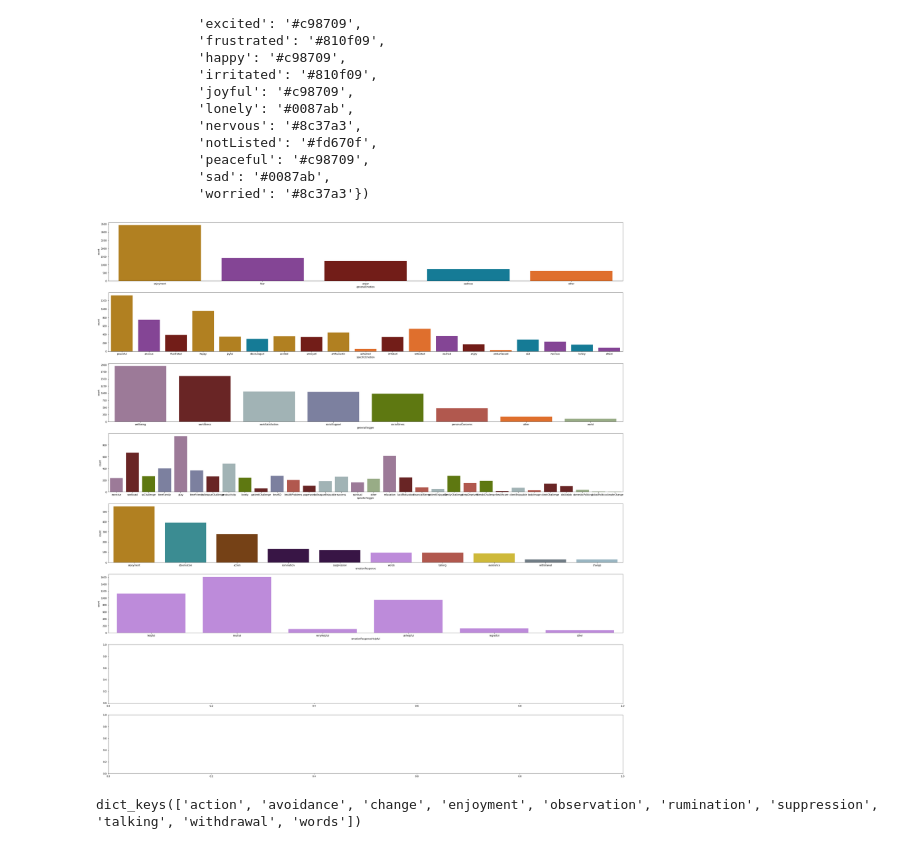
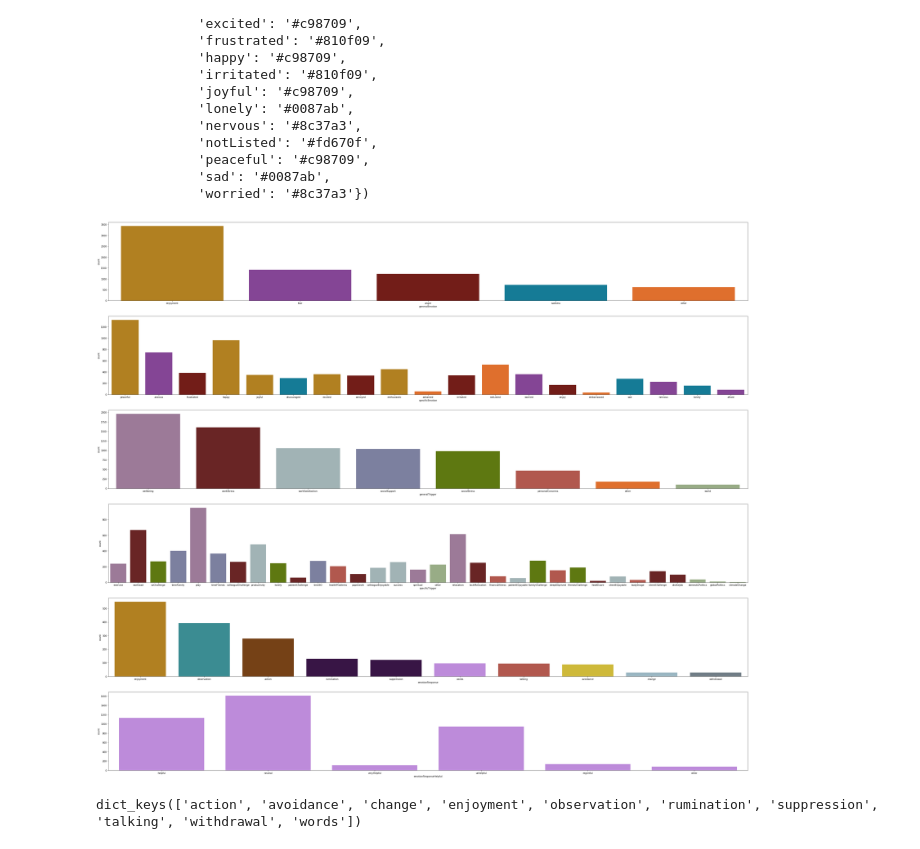
Before and after one commit to monica-oyarzun/capstone, a Jupyter notebook: visualizations.ipynb, the cells around one changed output. Cells and saved outputs as stored; diff of their text form; code cells hidden in the pictures.

```diff
--- a/visualizations.ipynb
+++ b/visualizations.ipynb
@@ -215,19 +215,19 @@ defaultdict(dict,
              'sad': '#0087ab',
              'worried': '#8c37a3'})
 # %%
-fig, axes = plt.subplots(8,1, figsize=(40,44))
+fig, axes = plt.subplots(6,1, figsize=(50,44))
 sns.countplot(x='generalEmotion', data=subset, orient='h', order = subset['generalEmotion'].value_counts().index, palette=palette, ax=axes[0]);
 sns.countplot(x='specificEmotion', data=subset, orient='h', palette=color_emotion, ax=axes[1]);
 sns.countplot(x='generalTrigger', data=subset, orient='h', order = subset['generalTrigger'].value_counts().index, palette=palette, ax=axes[2]);
 sns.countplot(x='specificTrigger', data=subset, orient='h', palette=color_trigger, ax=axes[3]);
 sns.countplot(x='emotionResponse', data=subset, orient='h', order = subset['emotionResponse'].value_counts().index, palette=palette, ax=axes[4]);
 sns.countplot(x='emotionResponseHelpful', data=subset, orient='h', palette=color_response, ax=axes[5]);
 
 # turn this into a plotting function... and set up colors for other graphs.
 # response colorcoding doesn't work because all categories of helpful/not/etc are included in all emotional response categories.
 # Need to figure out a better way to classify and plot these!!
 # %% [output]
-[figure, old version]
+[figure, new version]
 # %%
 responses.keys()
 # %% [output]
```
Also changed, not shown: 3 other files.
